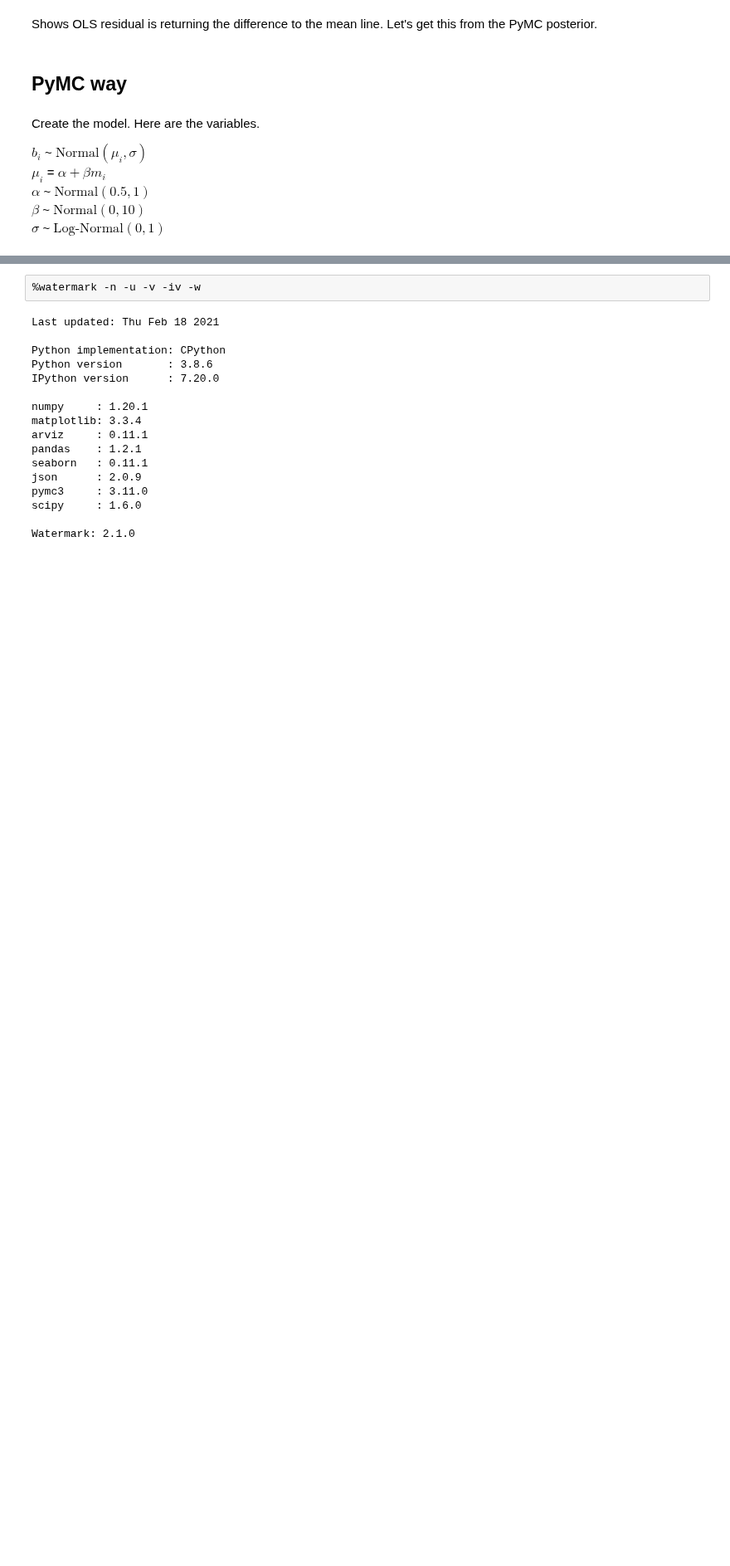
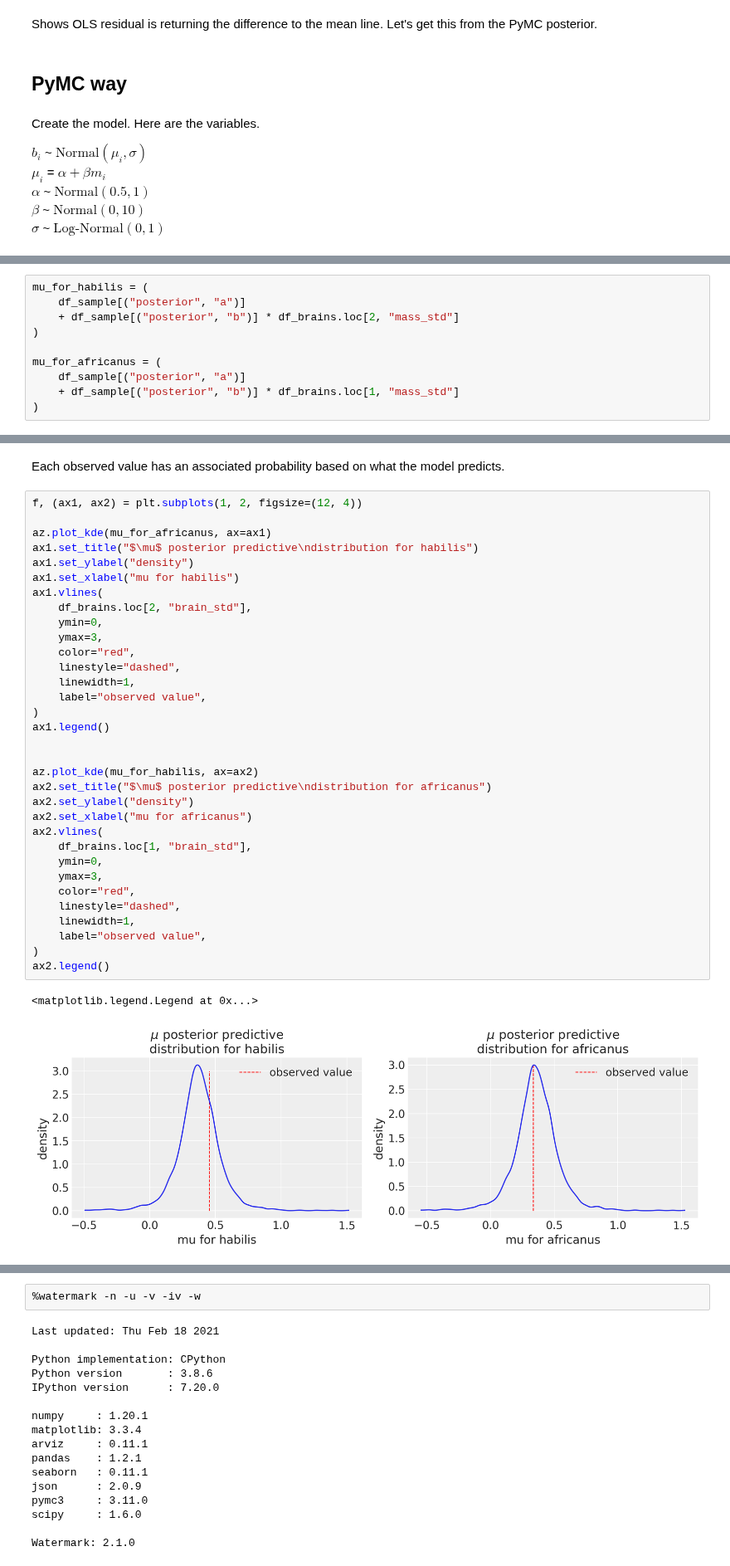
Before and after one commit to benslack19/stats_rethinking, a Jupyter notebook: stats_rethinking_ch07_InChapterProblems.ipynb, the cells around one changed output, grey strips where cells are left out. Shown at 83% size. Drawn from its saved outputs; the diff is of its cells as text; blank space fills up the shorter version.

```diff
--- a/stats_rethinking_ch07_InChapterProblems.ipynb
+++ b/stats_rethinking_ch07_InChapterProblems.ipynb
@@ -271,0 +345,10 @@ intercept, slope = stats.multivariate_normal(m_7_1.params, m_7_1.cov_params()).r
+# %%
+mu_for_habilis = (
+    df_sample[("posterior", "a")]
+    + df_sample[("posterior", "b")] * df_brains.loc[2, "mass_std"]
+)
+
+mu_for_africanus = (
+    df_sample[("posterior", "a")]
+    + df_sample[("posterior", "b")] * df_brains.loc[1, "mass_std"]
+)
@@ -271,0 +357,38 @@ intercept, slope = stats.multivariate_normal(m_7_1.params, m_7_1.cov_params()).r
+# %% [markdown]
+Each observed value has an associated probability based on what the model predicts.
+# %%
+f, (ax1, ax2) = plt.subplots(1, 2, figsize=(12, 4))
+
+az.plot_kde(mu_for_africanus, ax=ax1)
+ax1.set_title("$\mu$ posterior predictive\ndistribution for habilis")
+ax1.set_ylabel("density")
+ax1.set_xlabel("mu for habilis")
+ax1.vlines(
+    df_brains.loc[2, "brain_std"],
+    ymin=0,
+    ymax=3,
+    color="red",
+    linestyle="dashed",
+    linewidth=1,
+    label="observed value",
+)
+ax1.legend()
+
+
+az.plot_kde(mu_for_habilis, ax=ax2)
+ax2.set_title("$\mu$ posterior predictive\ndistribution for africanus")
+ax2.set_ylabel("density")
+ax2.set_xlabel("mu for africanus")
+ax2.vlines(
+    df_brains.loc[1, "brain_std"],
+    ymin=0,
+    ymax=3,
+    color="red",
+    linestyle="dashed",
+    linewidth=1,
+    label="observed value",
+)
+ax2.legend()
+# %% [output]
+<matplotlib.legend.Legend at 0x...>
+[figure, added]
```
Also changed, not shown: parts of 29 cells of this notebook.
